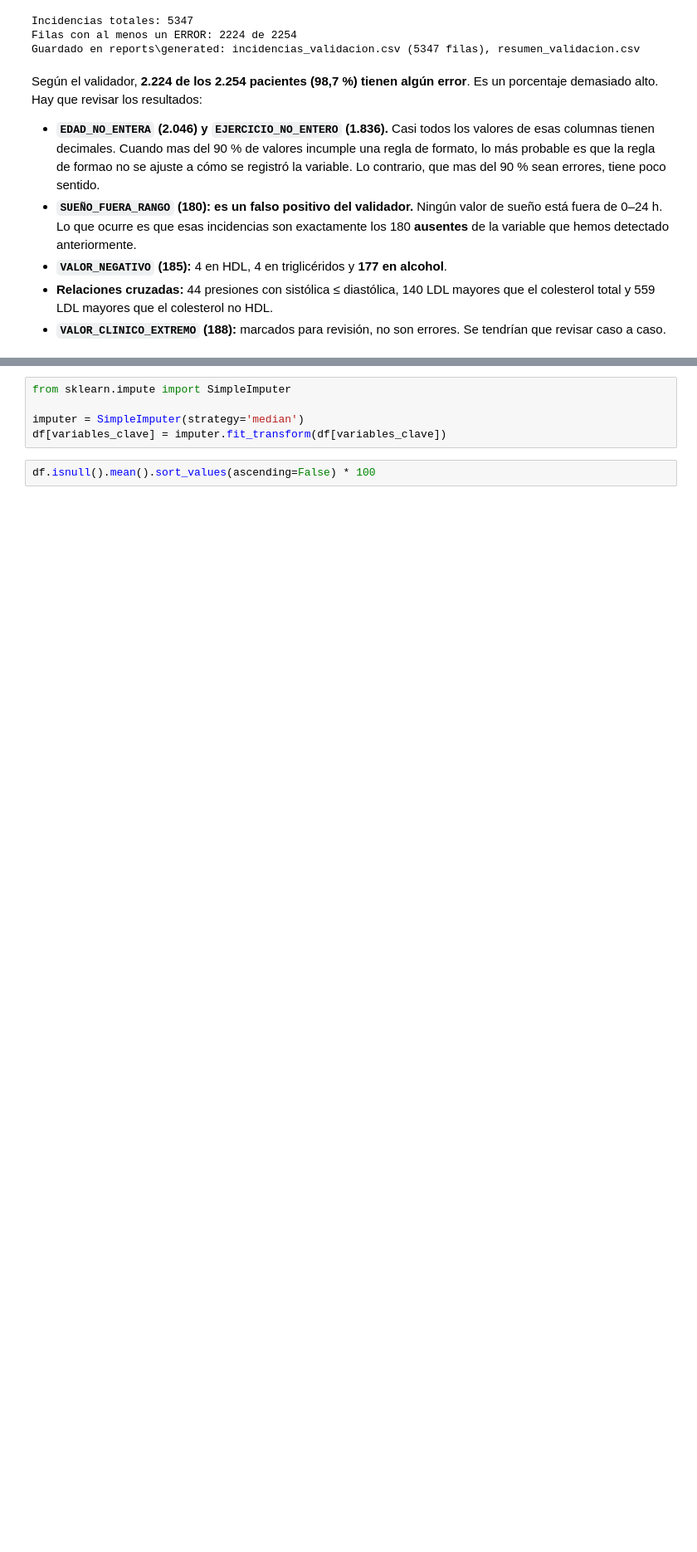
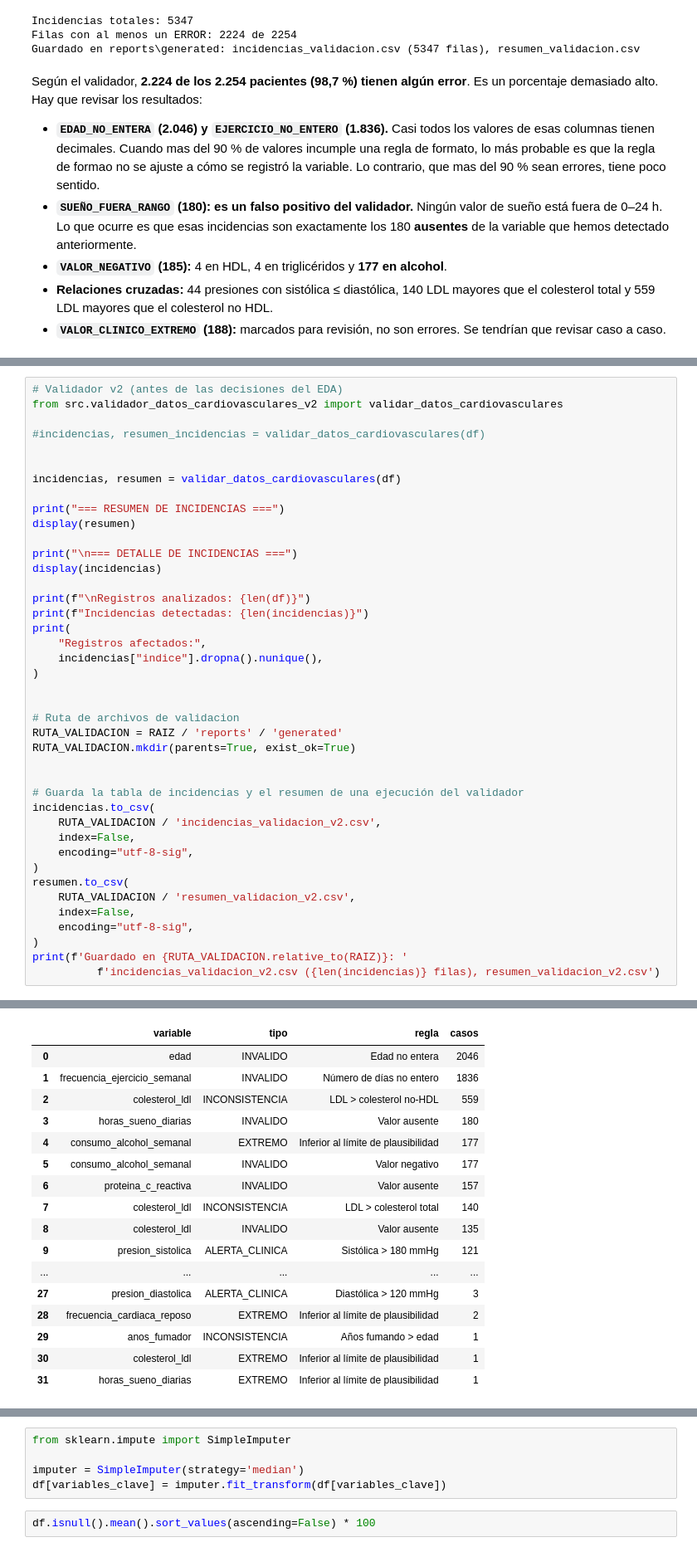
Before and after one commit to csm8-um/MasterIA-ML01, a Jupyter notebook: notebooks/Tarea1_ML.ipynb, the cells around one changed output, grey strips where cells are left out. Shown at 83% size. Saved outputs shown, nothing was run; the diff lists cells and outputs as text; blank space fills up the shorter version.

Commit message:
Validador v2

```diff
--- a/notebooks/Tarea1_ML.ipynb
+++ b/notebooks/Tarea1_ML.ipynb
@@ -402,0 +405,42 @@ Según el validador, **2.224 de los 2.254 pacientes (98,7 %) tienen algún error
+# %%
+# Validador v2 (antes de las decisiones del EDA)
+from src.validador_datos_cardiovasculares_v2 import validar_datos_cardiovasculares
+
+#incidencias, resumen_incidencias = validar_datos_cardiovasculares(df)
+
+
+incidencias, resumen = validar_datos_cardiovasculares(df)
+
+print("=== RESUMEN DE INCIDENCIAS ===")
+display(resumen)
+
+print("\n=== DETALLE DE INCIDENCIAS ===")
+display(incidencias)
+
+print(f"\nRegistros analizados: {len(df)}")
+print(f"Incidencias detectadas: {len(incidencias)}")
+print(
+    "Registros afectados:",
+    incidencias["indice"].dropna().nunique(),
+)
+
+
+# Ruta de archivos de validacion
+RUTA_VALIDACION = RAIZ / 'reports' / 'generated'
+RUTA_VALIDACION.mkdir(parents=True, exist_ok=True)
+
+
+# Guarda la tabla de incidencias y el resumen de una ejecución del validador
+incidencias.to_csv(
+    RUTA_VALIDACION / 'incidencias_validacion_v2.csv',
+    index=False,
+    encoding="utf-8-sig",
+)
+resumen.to_csv(
+    RUTA_VALIDACION / 'resumen_validacion_v2.csv',
+    index=False,
+    encoding="utf-8-sig",
+)
+print(f'Guardado en {RUTA_VALIDACION.relative_to(RAIZ)}: '
+          f'incidencias_validacion_v2.csv ({len(incidencias)} filas), resumen_validacion_v2.csv')
+# %% [output]
@@ -402,0 +448,17 @@ Según el validador, **2.224 de los 2.254 pacientes (98,7 %) tienen algún error
+|  | variable | tipo | regla | casos |
+| 0 | edad | INVALIDO | Edad no entera | 2046 |
+| 1 | frecuencia_ejercicio_semanal | INVALIDO | Número de días no entero | 1836 |
+| 2 | colesterol_ldl | INCONSISTENCIA | LDL > colesterol no-HDL | 559 |
+| 3 | horas_sueno_diarias | INVALIDO | Valor ausente | 180 |
+| 4 | consumo_alcohol_semanal | EXTREMO | Inferior al límite de plausibilidad | 177 |
+| 5 | consumo_alcohol_semanal | INVALIDO | Valor negativo | 177 |
+| 6 | proteina_c_reactiva | INVALIDO | Valor ausente | 157 |
+| 7 | colesterol_ldl | INCONSISTENCIA | LDL > colesterol total | 140 |
+| 8 | colesterol_ldl | INVALIDO | Valor ausente | 135 |
+| 9 | presion_sistolica | ALERTA_CLINICA | Sistólica > 180 mmHg | 121 |
+| ... | ... | ... | ... | ... |
+| 27 | presion_diastolica | ALERTA_CLINICA | Diastólica > 120 mmHg | 3 |
+| 28 | frecuencia_cardiaca_reposo | EXTREMO | Inferior al límite de plausibilidad | 2 |
+| 29 | anos_fumador | INCONSISTENCIA | Años fumando > edad | 1 |
+| 30 | colesterol_ldl | EXTREMO | Inferior al límite de plausibilidad | 1 |
+| 31 | horas_sueno_diarias | EXTREMO | Inferior al límite de plausibilidad | 1 |
```
Also changed, not shown: parts of 3 cells of this notebook, 1 other file.
